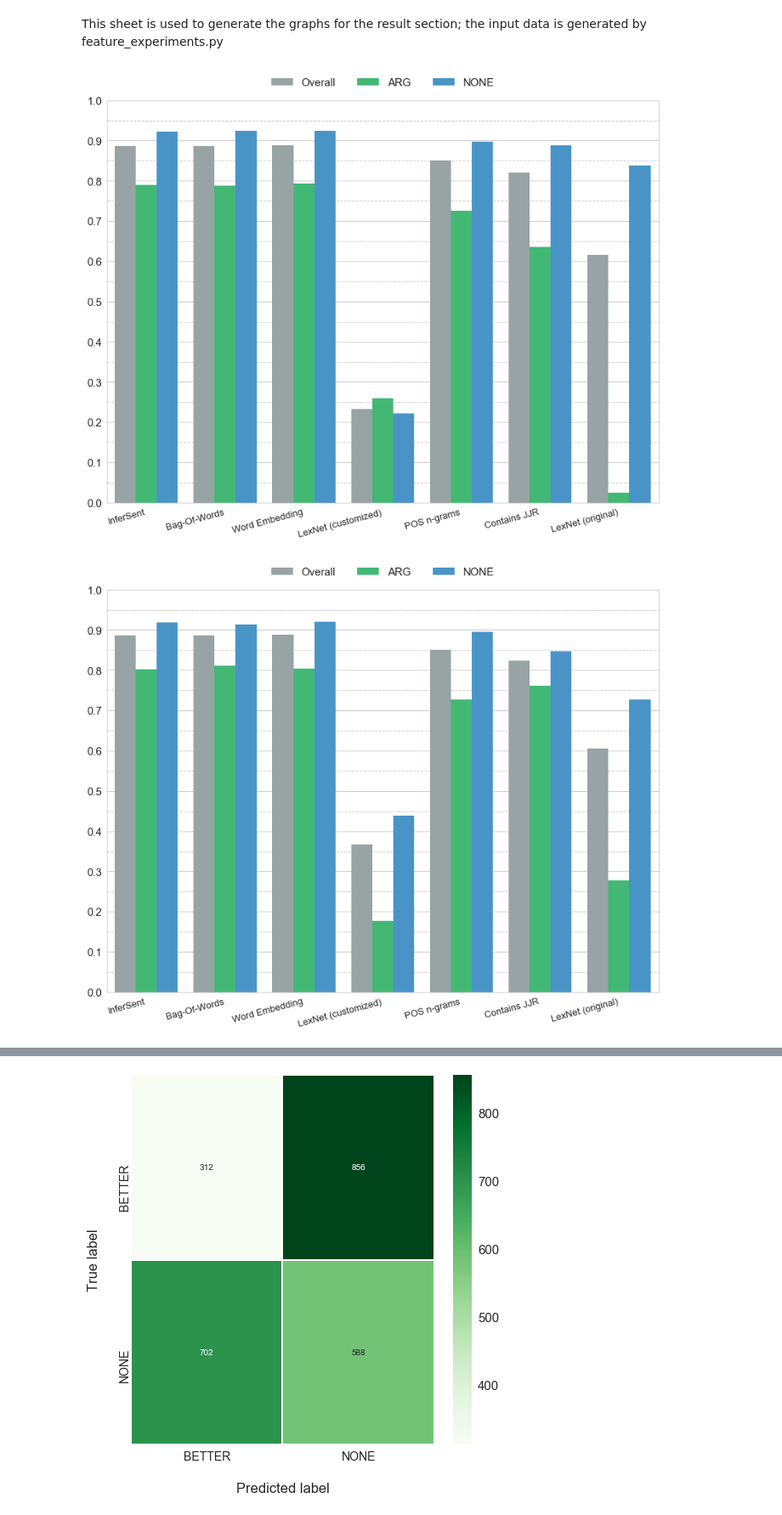
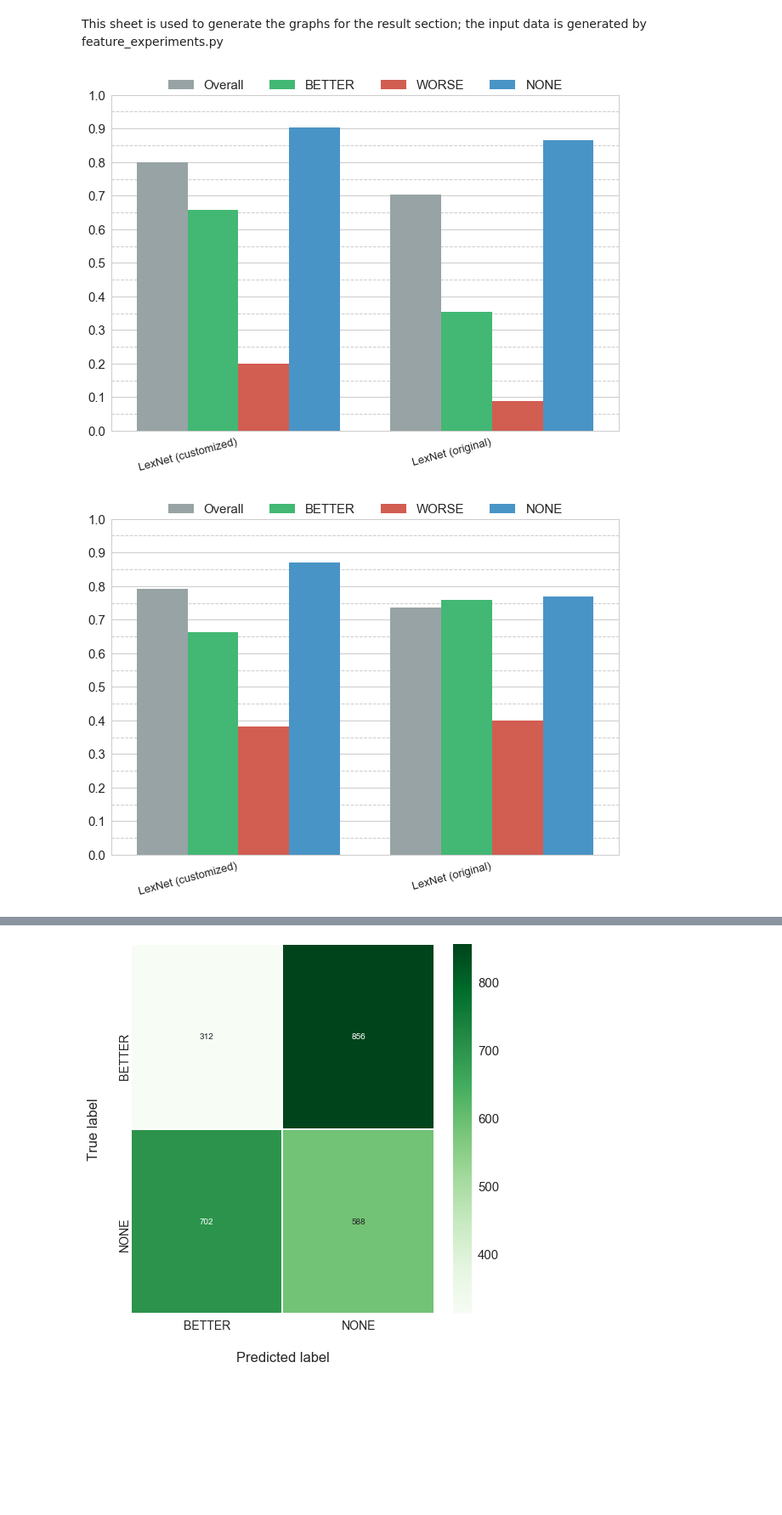
Before and after one commit to uhh-lt/comparative, a Jupyter notebook: Classification/notebooks/plot_generation/Untitled.ipynb, the cells around one changed output, grey strips where cells are left out. Shown at 85% size. Cells and saved outputs as stored; diff of their text form; code cells hidden in the pictures; blank space fills up the shorter version.

```diff
--- a/Classification/notebooks/plot_generation/Untitled.ipynb
+++ b/Classification/notebooks/plot_generation/Untitled.ipynb
@@ -19,37 +19,37 @@ def prep_df(file,classes):
         'middle_paths_original_8', 'middle_paths_original_16',
         'middle_paths_unrestricted_4','middle_paths_unrestricted_8',
         ]) == False]
-    df['feature'] = df.apply(lambda row: 'LexNet (original)' if row['feature'] == 'full_paths_original_4_aip' else row['feature'], axis=1)
+    df['feature'] = df.apply(lambda row: 'LexNet (original)' if row['feature'] == 'full_paths_original_4' else row['feature'], axis=1)
     df['feature'] = df.apply(lambda row: 'LexNet (customized)' if row['feature'] == 'middle_paths_unrestricted_16' else row['feature'], axis=1)
     df['class'] = pd.Categorical(df['class'], classes)
-    df['feature'] = pd.Categorical(df['feature'], ['InferSent', 'Bag-Of-Words', 'Word Embedding', 'LexNet (customized)',
-                                              'POS n-grams', 'Contains JJR', 'LexNet (original)'])
+    df['feature'] = pd.Categorical(df['feature'], ['LexNet (customized)',
+                                              'LexNet (original)'])
     return df.sort_values(['class','feature'])
 # %%
 
 def plot(d, colors):
     flatui = colors
     pp = sns.color_palette(flatui)
     for p in ['f1','precision','recall']:
         pal = pp
         fig, ax = plt.subplots()
-        fig.set_size_inches(13.7, 10.27)
+        fig.set_size_inches(10.7, 7.27)
         sns.barplot(x="feature", y=p, ci="sd",hue="class",palette=pal, data=d,dodge=True)
         plt.ylim(ymax = 1,ymin=0)
         plt.legend(ncol=4,loc='upper center', bbox_to_anchor=(0.5, 1.08))
         #plt.title("recall")
         ax.set_yticks(np.arange(0.0, 1.1, 0.1))
         ax.set_yticks(np.arange(0.0, 1.05, 0.05),minor=True)
         ax.yaxis.grid(which='minor', linestyle='--')
         ax.yaxis.grid(which='major', linestyle='-')
         plt.xlabel('')
         plt.ylabel('')
         ax.xaxis.set_ticklabels(ax.xaxis.get_ticklabels(), rotation=15, ha='right', fontsize=13)
         fig.savefig("h-{}-{}.pdf".format(p,len(d['class'].unique()) == 3))
 
 
-#plot(prep_df('../../all_data_files/held-out/3_classes/graphic_data/heldout_results_False.csv',['Overall', 'BETTER', 'WORSE', 'NONE']),  ["#95a5a6", "#2ecc71","#e74c3c", "#3498db"])
-plot(prep_df('../../all_data_files/held-out/2_classes/graphic_data/heldout_results_True.csv',['Overall', 'ARG','NONE']),  ["#95a5a6", "#2ecc71","#3498db"])
+plot(prep_df('../../all_data_files/extras/graphic_data/jl_heldout_results_False.csv',['Overall', 'BETTER', 'WORSE', 'NONE']),  ["#95a5a6", "#2ecc71","#e74c3c", "#3498db"])
+plot(prep_df('../../all_data_files/extras/graphic_data/jl_heldout_results_True.csv', ['Overall', 'ARG','NONE']),  ["#95a5a6", "#2ecc71","#3498db"])
 # %% [output]
-[figure, old version]
+[figure, new version]
-[figure, old version]
+[figure, new version]
```
Also changed, not shown: parts of 1 cell of this notebook, 31 other files.
